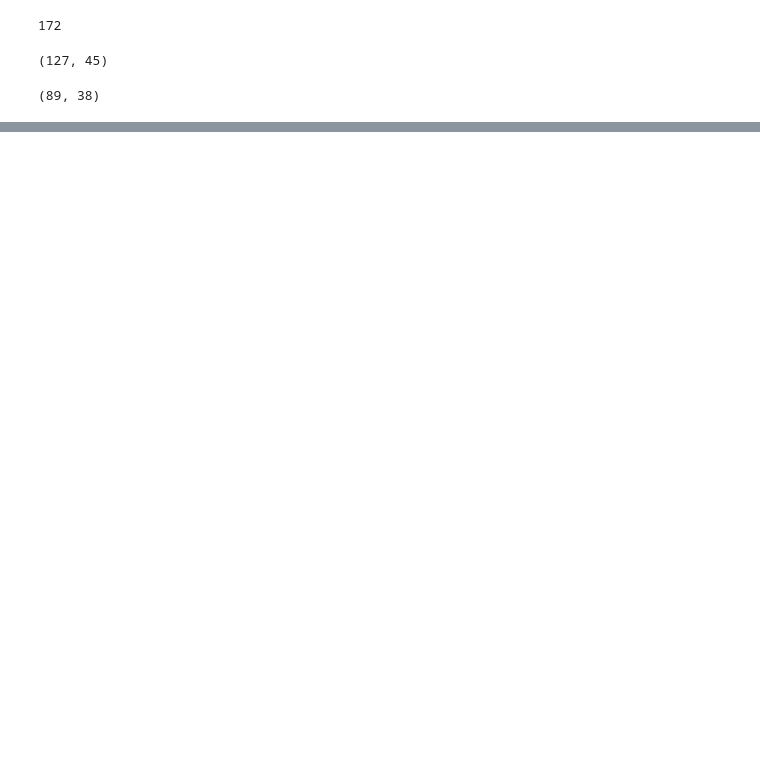
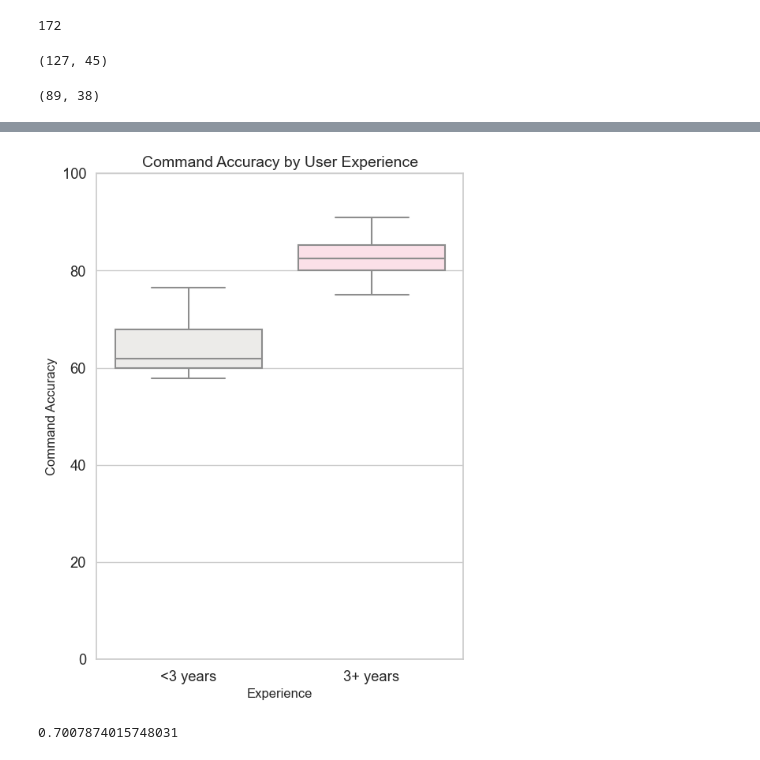
Before and after one commit to nedimazar/thesisPublic, a Jupyter notebook: src/userStudy/Usage Analysis.ipynb, the cells around one changed output, grey strips where cells are left out. Drawn from its saved outputs; the diff is of its cells as text; code cells hidden in the pictures; blank space fills up the shorter version.

```diff
--- a/src/userStudy/Usage Analysis.ipynb
+++ b/src/userStudy/Usage Analysis.ipynb
@@ -149,0 +210,41 @@ df.describe()
+# %%
+
+
+# Assuming that `df` is your DataFrame and it has a column 'user'
+# Create a list of users with less than 3 years of bash experience
+users_less_than_3_years = ['A', 'C', 'G', 'H', 'I', 'J']
+
+# Add a new column to the dataframe that categorizes users based on their experience
+df['experience'] = df['name'].apply(lambda x: '<3 years' if x in users_less_than_3_years else '3+ years')
+
+# Create a palette to ensure that the colors match and are pleasant for a PowerPoint presentation
+palette = ['#ecebe9', '#ffdbe6']
+
+# Set the overall aesthetic of the plot
+sns.set(style="whitegrid", font_scale=1.2, rc={"figure.figsize":(6,8)})
+
+df['acco'] = df['accuracy'] * 100
+
+# Create a boxplot for each category
+box_plot = sns.boxplot(x='experience', y='acco', data=df, palette=palette)
+
+import matplotlib.ticker as ticker
+box_plot.yaxis.set_major_formatter(ticker.FuncFormatter(lambda x, pos: '{:,.0f}'.format(x)))
+
+
+# Improve the visual presentation of the boxplot
+box_plot.set_title("Command Accuracy by User Experience", fontsize=14)
+box_plot.set_xlabel('Experience', fontsize=12)
+box_plot.set_ylabel('Command Accuracy', fontsize=12)
+box_plot.set_ylim(0, 100)
+# Save the figure with a high resolution suitable for your PowerPoint
+plt.savefig("accuracy_vs_actions.png", dpi=300)
+
+# Show the plot
+plt.show()
+# %% [output]
+[figure, added]
+# %%
+89/127
+# %% [output]
+0.7007874015748031
```
Also changed, not shown: parts of 15 cells of this notebook, 7 other files.
